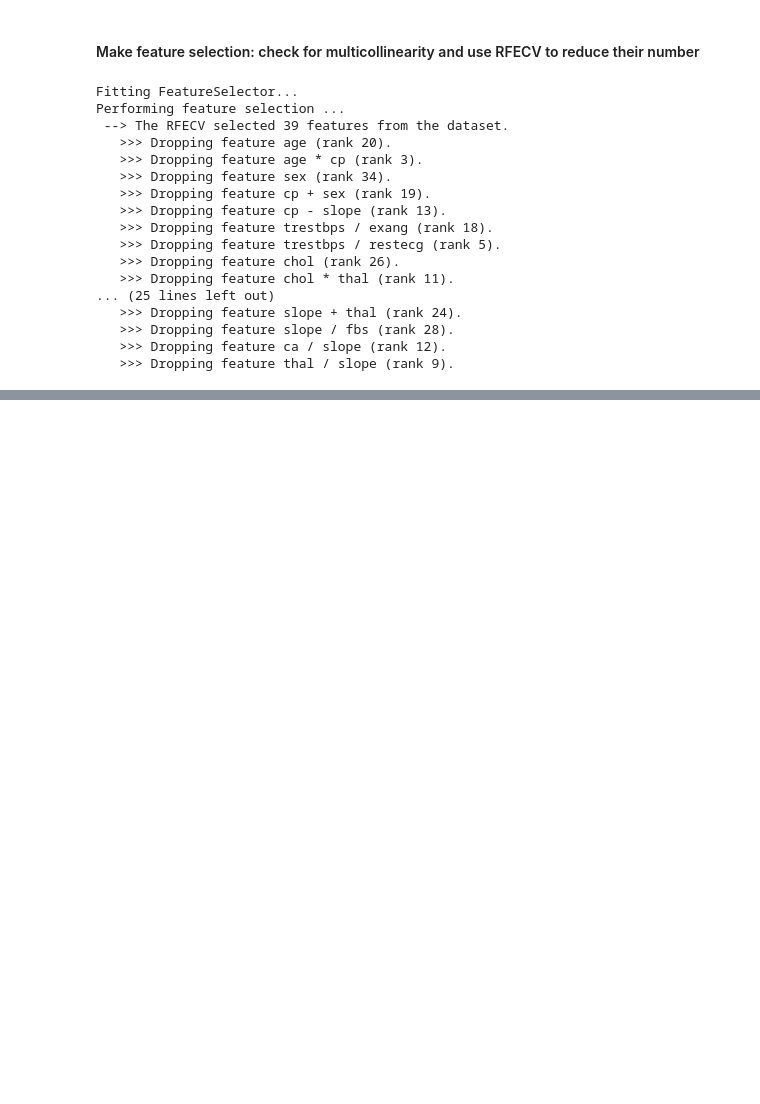
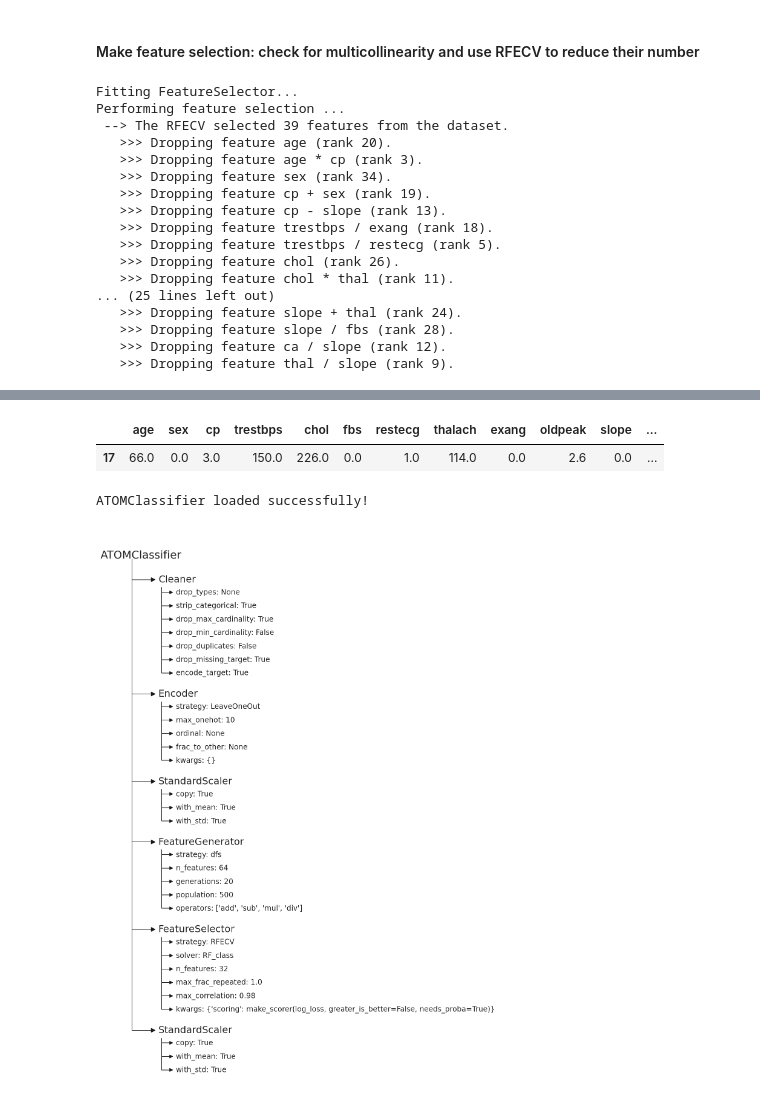
Before and after one commit to oort77/OTUS_ADV_HW2, a Jupyter notebook: notebooks/otus_adv_hw2.ipynb, the cells around one changed output, grey strips where cells are left out. Cells and saved outputs as stored; diff of their text form; code cells hidden in the pictures; blank space fills up the shorter version.

```diff
--- a/notebooks/otus_adv_hw2.ipynb
+++ b/notebooks/otus_adv_hw2.ipynb
@@ -339,0 +470,13 @@ atom.save("atom")#, save_data=False)
+# %%
+df.iloc[17,:-1].to_frame().T.shape
+X.iloc[17].to_frame().T.shape
+X.iloc[17].to_frame().T
+# %% [output]
+|  | age | sex | cp | trestbps | chol | fbs | restecg | thalach | exang | oldpeak | slope | ... |
+| 17 | 66.0 | 0.0 | 3.0 | 150.0 | 226.0 | 0.0 | 1.0 | 114.0 | 0.0 | 2.6 | 0.0 | ... |
+# %%
+atom_good = ATOMLoader("../data/atom20220104-32256", verbose=0)
+atom_good.plot_pipeline()
+# %% [output]
+ATOMClassifier loaded successfully!
+[figure, added]
```
Also changed, not shown: parts of 68 cells of this notebook, 15 other files.
